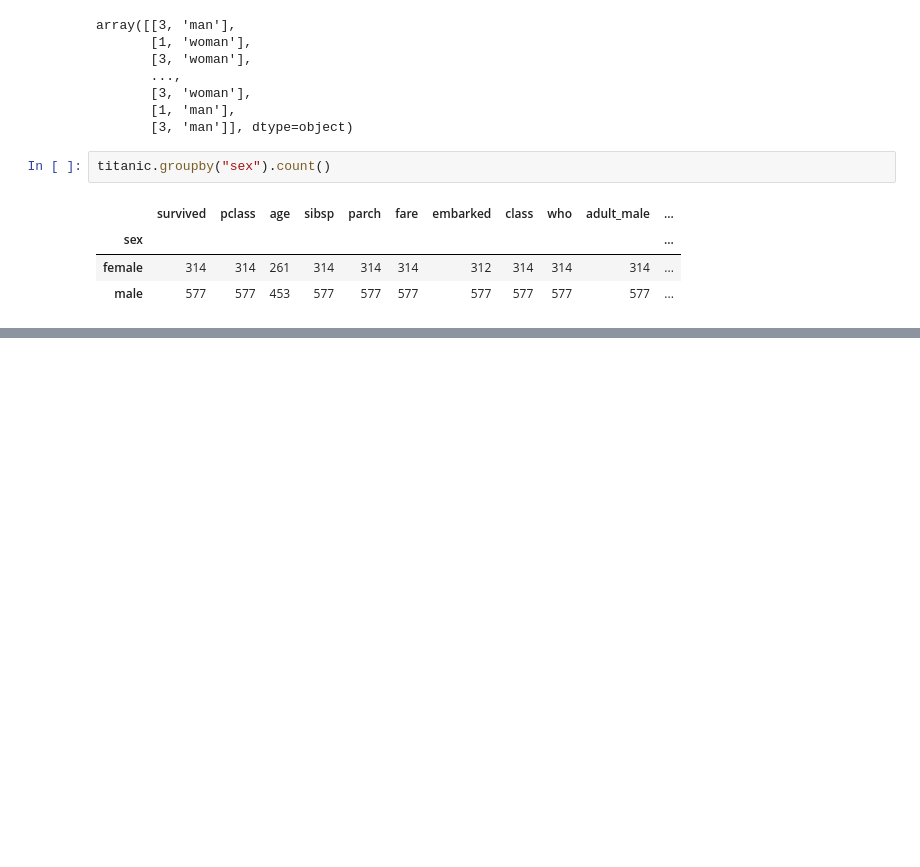
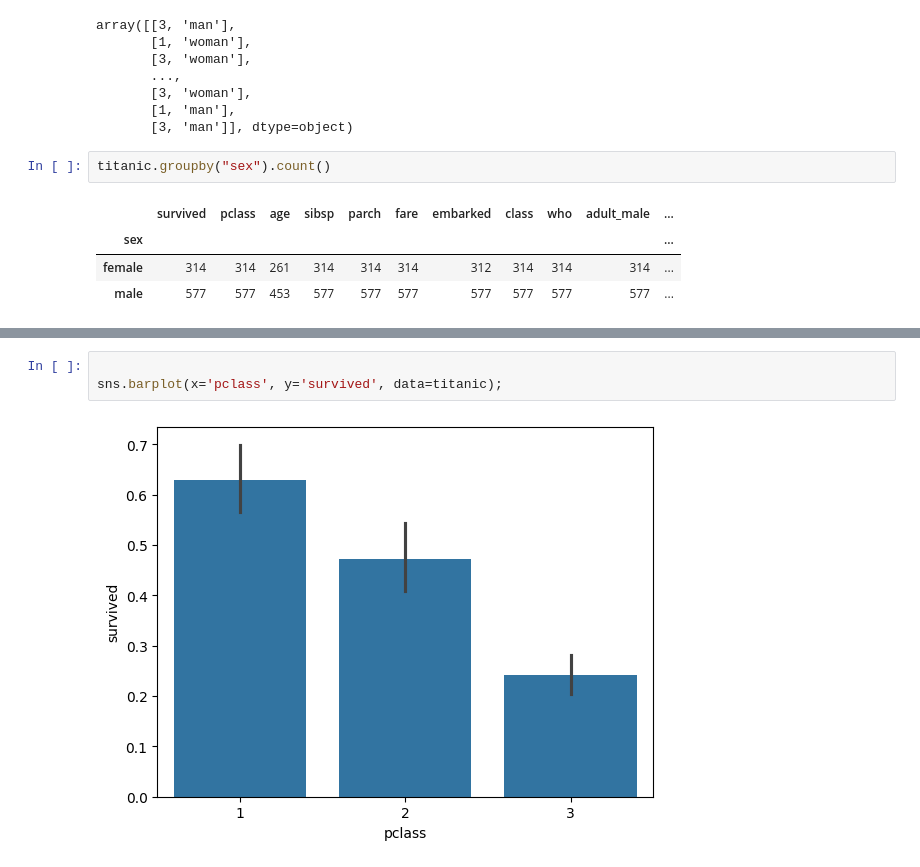
Before and after one commit to jjian2/2024-1-my-BDA, a Jupyter notebook: inclass/02w_0318_mon_dataframe_basic.ipynb, the cells around one changed output, grey strips where cells are left out. Drawn from its saved outputs; the diff is of its cells as text; blank space fills up the shorter version.

```diff
--- a/inclass/02w_0318_mon_dataframe_basic.ipynb
+++ b/inclass/02w_0318_mon_dataframe_basic.ipynb
@@ -149,0 +162,5 @@ titanic.groupby("sex").count()
+# %%
+
+sns.barplot(x='pclass', y='survived', data=titanic);
+# %% [output]
+[figure, added]
```
Also changed, not shown: parts of 28 cells of this notebook.
